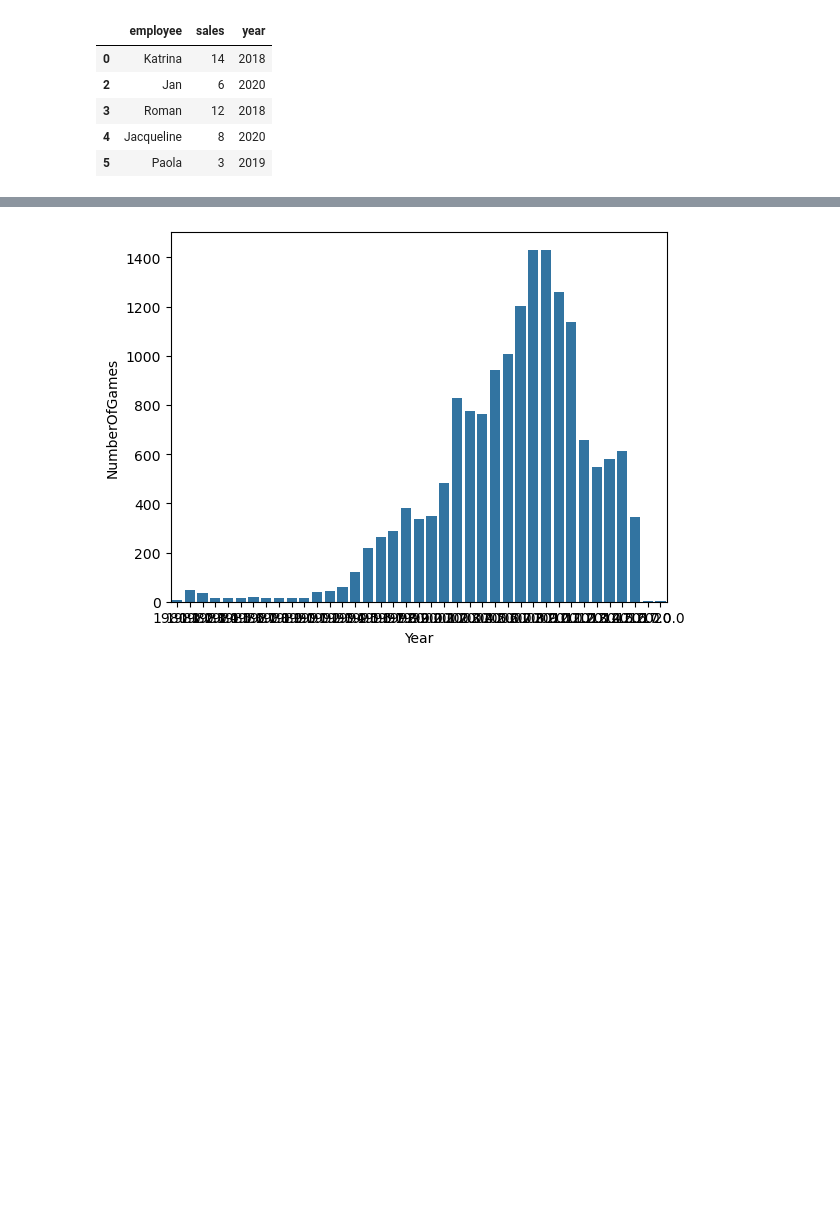
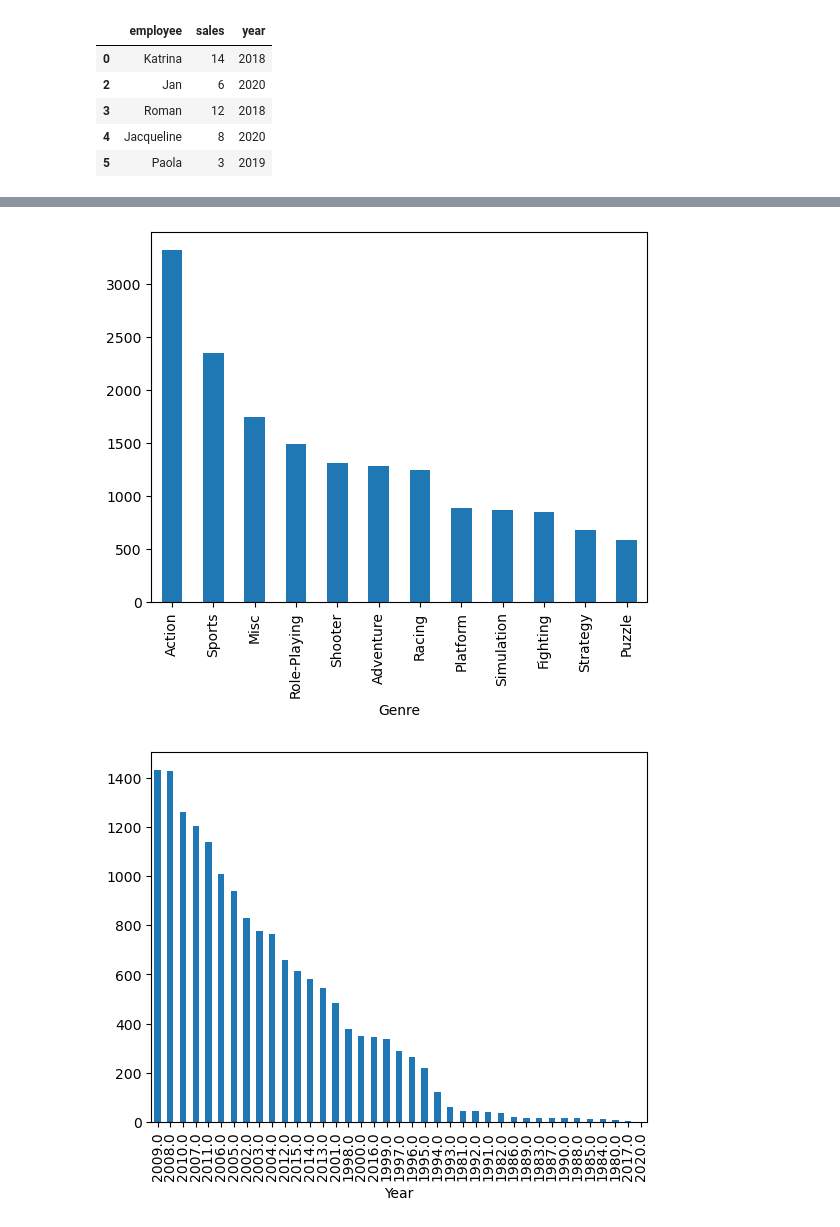
Before and after one commit to AlessioTinti05/ProgrammingLab2, a Jupyter notebook: 5_Esericzi_lez5.ipynb, the cells around one changed output, grey strips where cells are left out. Cells and saved outputs as stored; diff of their text form; code cells hidden in the pictures; blank space fills up the shorter version.

```diff
--- a/5_Esericzi_lez5.ipynb
+++ b/5_Esericzi_lez5.ipynb
@@ -59,25 +59,33 @@ sales.query("employee > 'J'")
 # %%
 # Import dei pacchetti
 import numpy as np
 import pandas as pd
 import matplotlib.pyplot as plt
 import seaborn as sns
 
 # Caricamento del dataset
 url = 'https://zenodo.org/record/5898311/files/vgsales.csv'
 df = pd.read_csv(url)
 
-df["Name"].drop_duplicates(inplace=True)
-sum(df["Name"].value_counts())
+#df["Name"].drop_duplicates(inplace=True)
+sum(df["Name"].value_counts().unique())
+#df["name"],nunique()
 
-a=df["Genre"].value_counts().reset_index()
-a.columns = ["Genre", "Count"]
-sns.barplot(data=a, x="Genre", y="Count")
+#a=df["Genre"].value_counts().reset_index()
+#a.columns = ["Genre", "Count"]
+#sns.barplot(data=a, x="Genre", y="Count")
+#plt.show()
+a = df["Genre"].value_counts()
+a.plot(kind="bar")
 plt.show()
 
-b=df["Year"].value_counts().reset_index()
-b.columns=["Year","NumberOfGames"]
-sns.barplot(data=b, x="Year", y="NumberOfGames")
+
+#b=df["Year"].value_counts().reset_index()
+#b.columns=["Year","NumberOfGames"]
+#sns.barplot(data=b, x="Year", y="NumberOfGames")
+B=df["Year"].value_counts()
+B.plot(kind="bar")
 plt.show()
 # %% [output]
-[figure, old version]
+[figure, new version]
+[figure, added]
```
Also changed, not shown: 1 other file.
